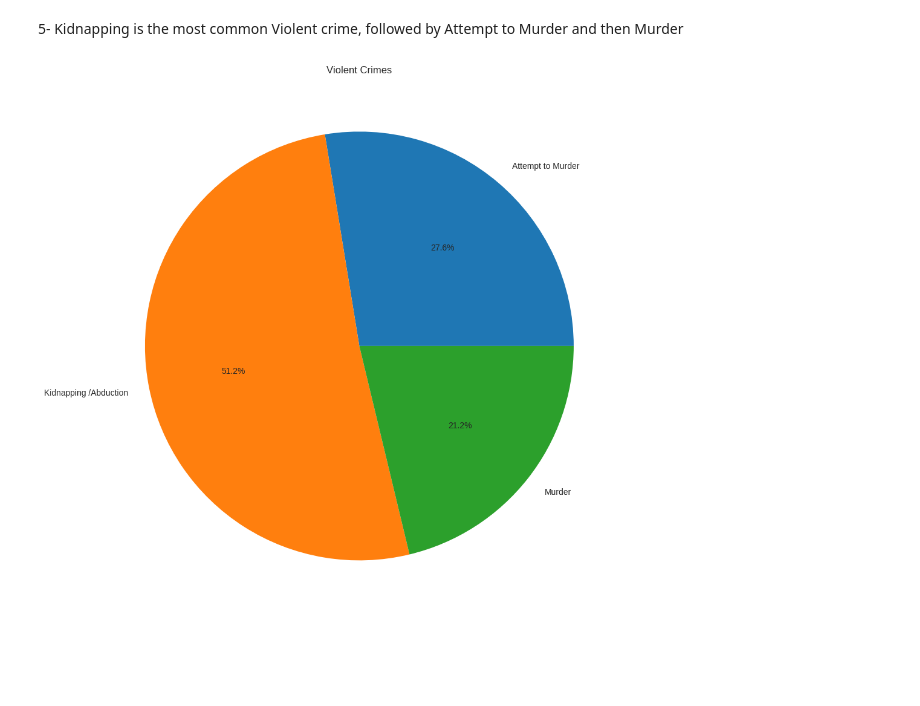
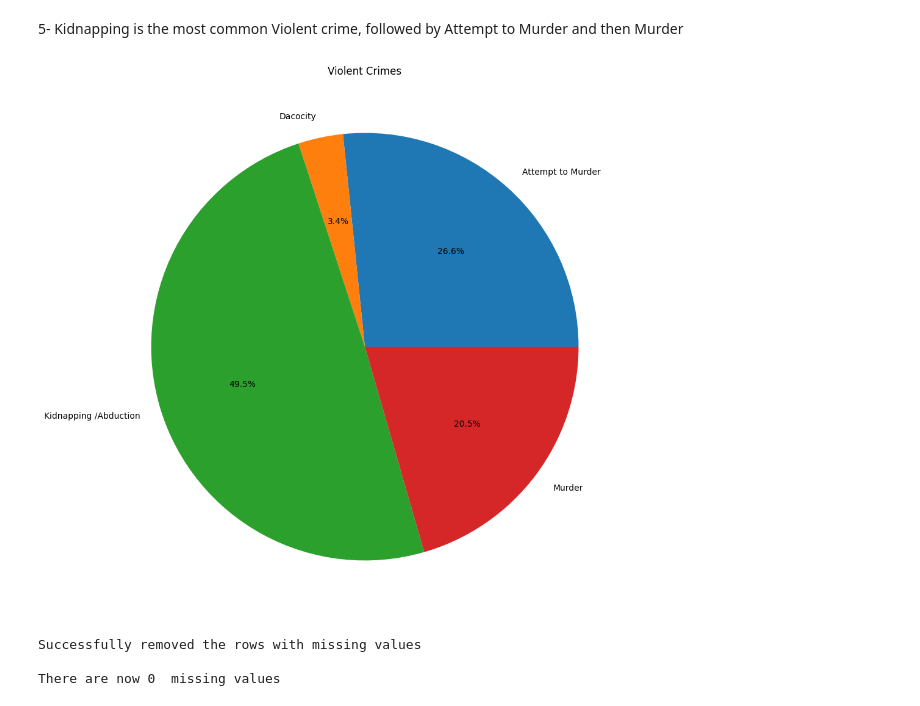
Before and after one commit to hassanfasih131-cpu/Crime_Pakistan, a Jupyter notebook: Crime_Pakistan.ipynb, the cells around one changed output. Cells and saved outputs as stored; diff of their text form; code cells hidden in the pictures; blank space fills up the shorter version.

```diff
--- a/Crime_Pakistan.ipynb
+++ b/Crime_Pakistan.ipynb
@@ -196,16 +197,25 @@ plt.show()
 # %% [markdown]
 5- Kidnapping is the most common Violent crime, followed by Attempt to Murder and then Murder
 # %%
-violence = dataS[dataS["Type of Crime"].isin(["Murder","Attempt to Murder","Kidnapping /Abduction"])]
+violence = dataS[dataS["Type of Crime"].isin(["Murder","Attempt to Murder","Kidnapping /Abduction","Dacocity"])]
 crime_shares2 = violence.groupby("Type of Crime")["Crime Count"].sum()
 plt.figure(figsize=(10, 10))
 plt.pie(
     crime_shares2,
     labels=crime_shares2.index,
     autopct="%1.1f%%",
 )
 plt.title("Violent Crimes")
 plt.tight_layout()
 plt.show()
 # %% [output]
-[figure, old version]
+[figure, new version]
+# %%
+#Removing the NA value rows
+dataS=dataS.dropna()
+print("Successfully removed the rows with missing values\n")
+print("There are now",dataS["Crime Count"].isnull().sum()," missing values\n")
+# %% [output]
+Successfully removed the rows with missing values
+
+There are now 0  missing values
```
Also changed, not shown: parts of 10 cells of this notebook.
